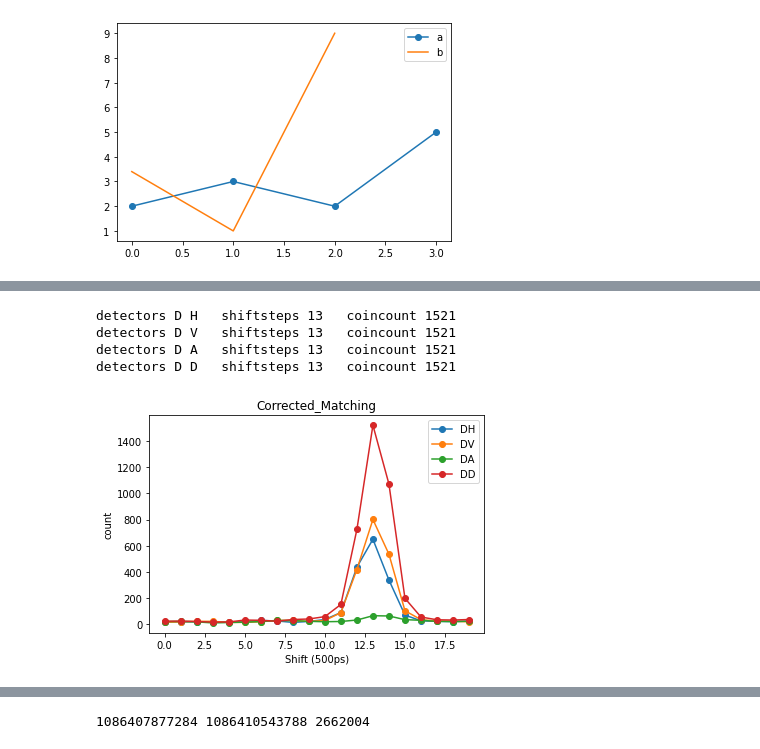
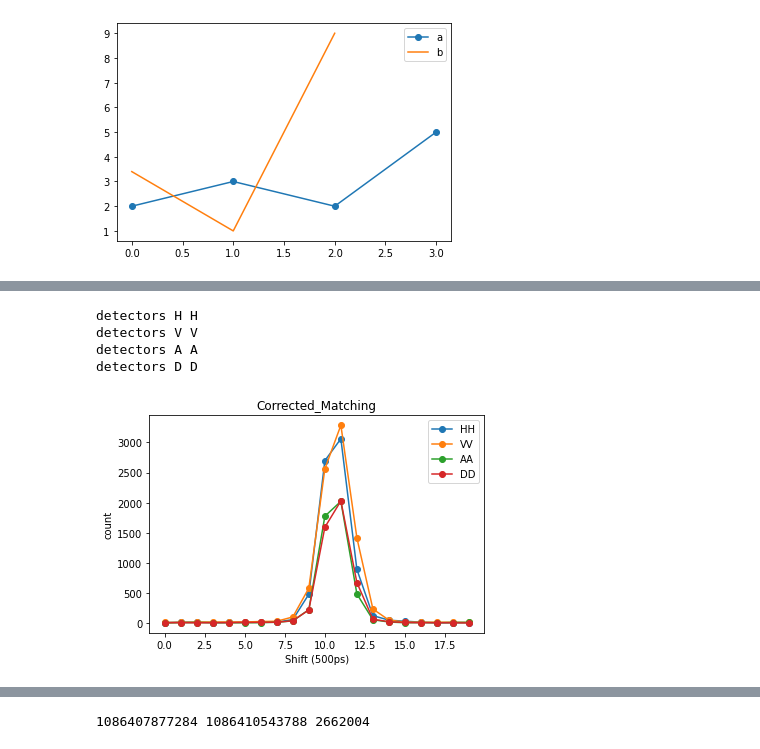
Before and after one commit to tanvirulz/qkd-table-top-v2, a Jupyter notebook: SwabianCoincidence.ipynb, the cells around one changed output, grey strips where cells are left out. Drawn from its saved outputs; the diff is of its cells as text; code cells hidden in the pictures.

Commit message:
correction supports negetive offset

```diff
--- a/SwabianCoincidence.ipynb
+++ b/SwabianCoincidence.ipynb
@@ -184,9 +197,10 @@ astamps[0]
 # %%
-h = g2_heisto(astamps, achannel,bstamps, bchannel, amd=H ,bmd=V,cwindow=500,search_steps=20,search_direction=-1)
+
+'''h = g2_heisto(astamps, achannel,bstamps, bchannel, amd=A ,bmd=V,cwindow=500,search_steps=20,search_direction=-1)
 print (h)
 print(h.index(max(h)))
 plt.title('HA cross correlation')
 plt.xlabel("shift (500ps)")
 plt.ylabel("counts")
-plt.plot(h,'-bo')
+plt.plot(h,'-bo')'''
 # %% [output]
@@ -199,7 +210,7 @@ detectors = ["_","H","V","A","D"]
 # %%
 for i in range (1,5):
     for j in range (1,5):
-        if(False):
+        if(True):
             h = g2_heisto(astamps, achannel,bstamps, bchannel, amd=i, bmd=j,cwindow=500,search_steps=20,search_direction=-1)
             print ("detectors", detectors[i],detectors[j],"\tshiftsteps",h.index(max(h)),"\tcoincount",max(h))
             #if (i==j)
@@ -241,7 +268,7 @@ def correct_timestamp(stamps,detectors,sH=0,sV=0,sA=0,sD=0):
     return cstamp
 # %%
 #correct alice HV delay missmatch add 500ps to alice's V
-astamps_corrected = correct_timestamp(astamps,achannel,sH=1*500,sV=3*500,sA=3*500,sD=0)
+astamps_corrected = correct_timestamp(astamps,achannel,sH=0,sV=-1*500,sA=0,sD=-2*500)
 # %%
 #h = g2_heisto(astamps_corrected, achannel,bstamps, bchannel, amd=H, bmd=H,cwindow=500,search_steps=30,search_direction=-1)
 #print (h)
@@ -249,4 +276,4 @@ astamps_corrected = correct_timestamp(astamps,achannel,sH=1*500,sV=3*500,sA=3*50
 # %%
 #correct Bob
 # add 7 To Bob's A basis
-bstamps_corrected = correct_timestamp(bstamps,bchannel,sH=5*500,sV=5*500,sA=0,sD=6*500)
+bstamps_corrected = correct_timestamp(bstamps,bchannel,sH=0,sV=1*500,sA=-5*500,sD=1*500)
@@ -293,24 +325,24 @@ detectors D D   shiftsteps 13   coincount 760
 # %%
 for i in range (1,5):
     for j in range (1,5):
-        if(i==D):
+        if(i==j):
             #h = g2_heisto(astamps, achannel,bstamps, bchannel, amd=i, bmd=j,cwindow=500,search_steps=20,search_direction=-1)
-            print ("detectors", detectors[i],detectors[j],"\tshiftsteps",h.index(max(h)),"\tcoincount",max(h))
+            print ("detectors", detectors[i],detectors[j])
             #if (i==j)
             plt.plot(hh[str(i)+str(j)], marker='o', label=detectors[i]+detectors[j])
 
 plt.title("Corrected_Matching")
 plt.xlabel("Shift (500ps)")
 plt.ylabel("count")
 plt.legend()
 plt.savefig("./plots/Corrected_Matching.jpg")
 plt.show()
 # %% [output]
-detectors D H   shiftsteps 13   coincount 1521
-detectors D V   shiftsteps 13   coincount 1521
-detectors D A   shiftsteps 13   coincount 1521
-detectors D D   shiftsteps 13   coincount 1521
+detectors H H
+detectors V V
+detectors A A
+detectors D D
-[figure, old version]
+[figure, new version]
 # %%
 h = g2_heisto(astamps_corrected, achannel,bstamps_corrected, bchannel, amd=D, bmd=D,cwindow=500,search_steps=20,search_direction=-1)
 print (h)
```
Also changed, not shown: parts of 28 cells of this notebook, 6 other files.
